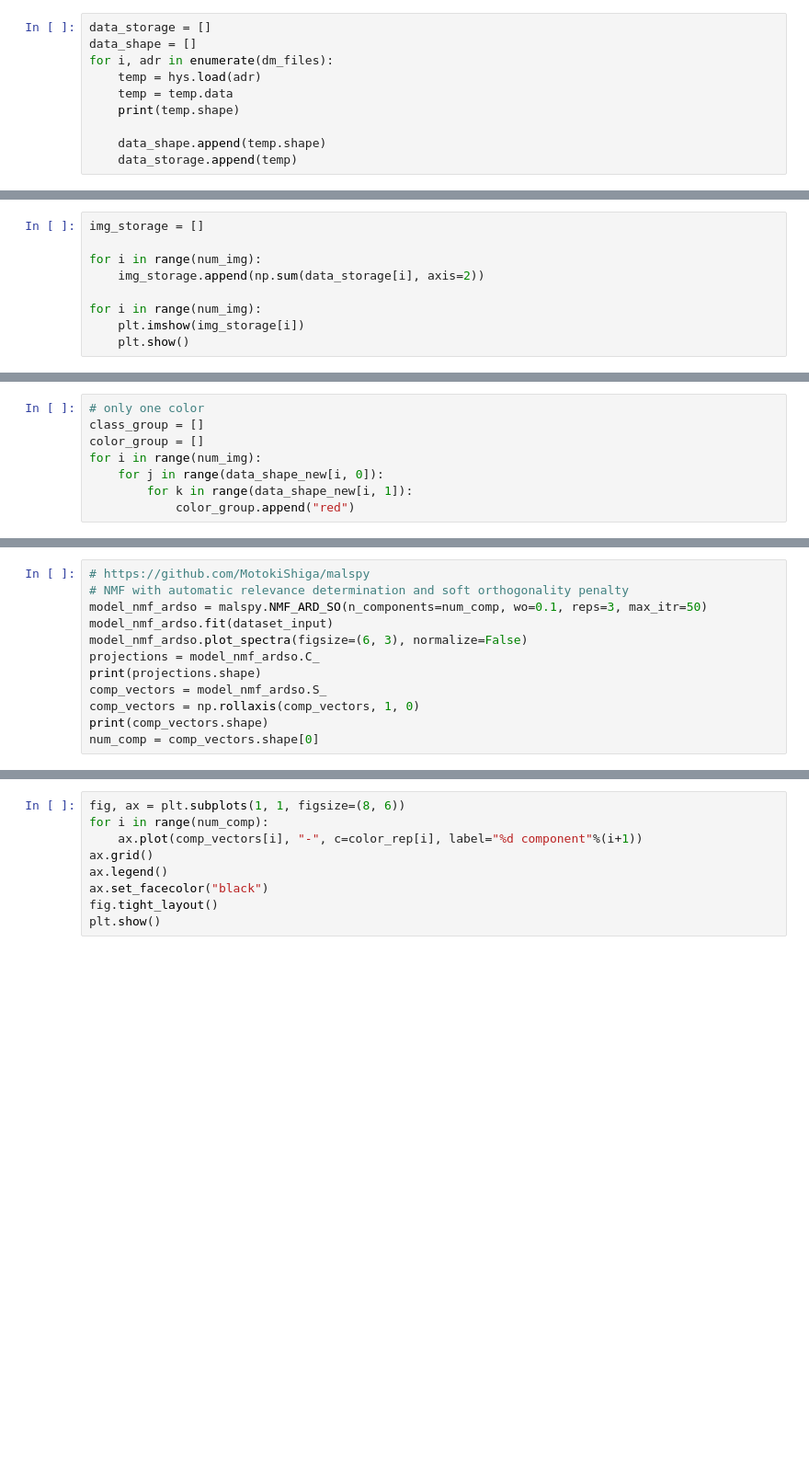
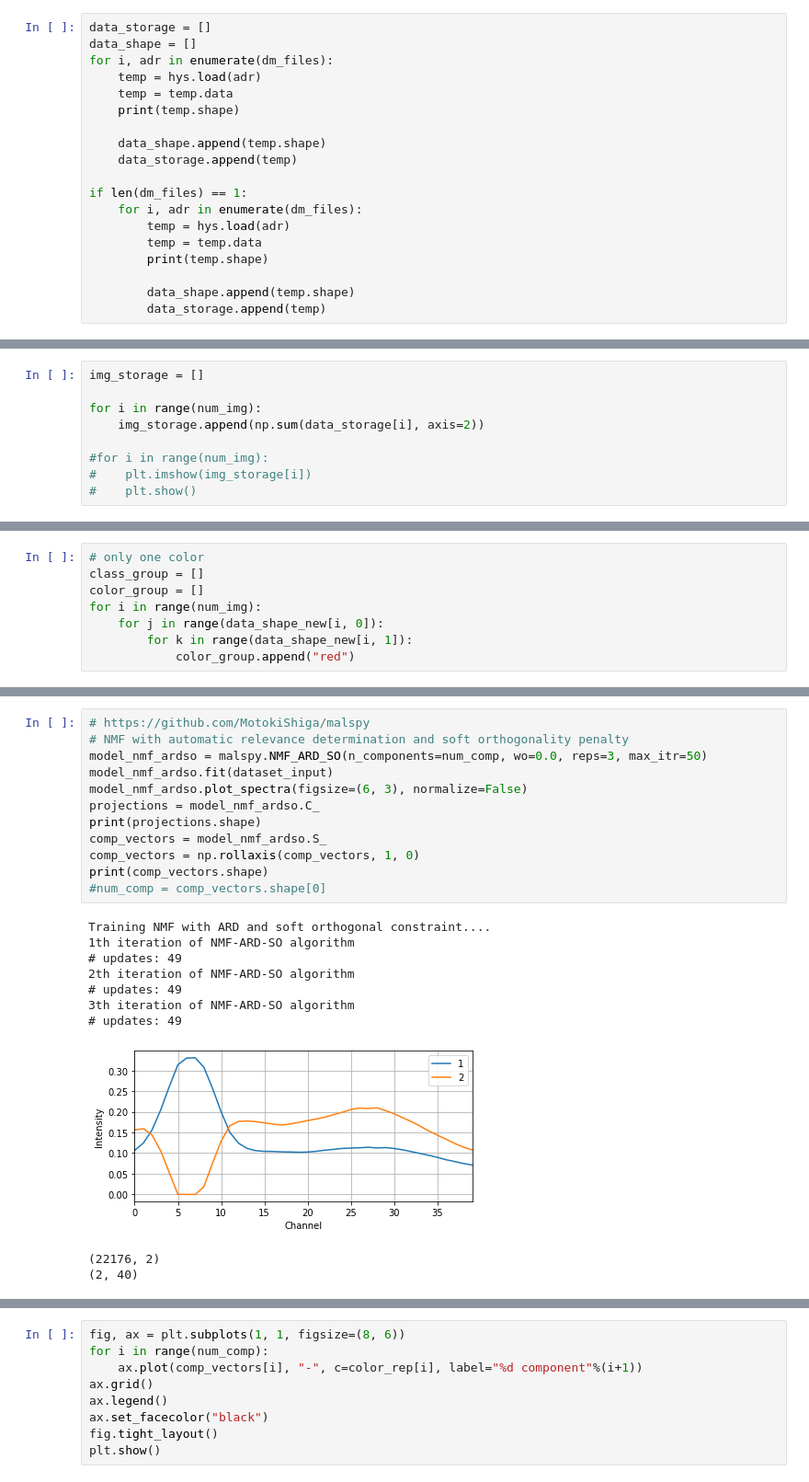
Before and after one commit to jinseuk56/4DSTEM_processing, a Jupyter notebook: NMF_3D_tsne_dbscan_prototype.ipynb, the cells around one changed output, grey strips where cells are left out. Shown: that part at 92% size. Cells and saved outputs as stored; diff of their text form; blank space fills up the shorter version.

```diff
--- a/NMF_3D_tsne_dbscan_prototype.ipynb
+++ b/NMF_3D_tsne_dbscan_prototype.ipynb
@@ -47,3 +53,12 @@ for i, adr in enumerate(dm_files):
 
     data_shape.append(temp.shape)
     data_storage.append(temp)
+
+if len(dm_files) == 1:
+    for i, adr in enumerate(dm_files):
+        temp = hys.load(adr)
+        temp = temp.data
+        print(temp.shape)
+
+        data_shape.append(temp.shape)
+        data_storage.append(temp)
@@ -86,9 +110,9 @@ img_storage = []
 for i in range(num_img):
     img_storage.append(np.sum(data_storage[i], axis=2))
 
-for i in range(num_img):
-    plt.imshow(img_storage[i])
-    plt.show()
+#for i in range(num_img):
+#    plt.imshow(img_storage[i])
+#    plt.show()
 # %%
 def colortable(colors, title, sort_colors=True, emptycols=0):
 
@@ -131,12 +171,23 @@ num_comp = 3
 # %%
 # https://github.com/MotokiShiga/malspy
 # NMF with automatic relevance determination and soft orthogonality penalty
-model_nmf_ardso = malspy.NMF_ARD_SO(n_components=num_comp, wo=0.1, reps=3, max_itr=50)
+model_nmf_ardso = malspy.NMF_ARD_SO(n_components=num_comp, wo=0.0, reps=3, max_itr=50)
 model_nmf_ardso.fit(dataset_input)
 model_nmf_ardso.plot_spectra(figsize=(6, 3), normalize=False)
 projections = model_nmf_ardso.C_
 print(projections.shape)
 comp_vectors = model_nmf_ardso.S_
 comp_vectors = np.rollaxis(comp_vectors, 1, 0)
 print(comp_vectors.shape)
-num_comp = comp_vectors.shape[0]
+#num_comp = comp_vectors.shape[0]
+# %% [output]
+Training NMF with ARD and soft orthogonal constraint....
+1th iteration of NMF-ARD-SO algorithm
+# updates: 49
+2th iteration of NMF-ARD-SO algorithm
+# updates: 49
+3th iteration of NMF-ARD-SO algorithm
+# updates: 49
+[figure, added]
+(22176, 2)
+(2, 40)
```
Also changed, not shown: parts of 20 cells of this notebook, 2 other files.
